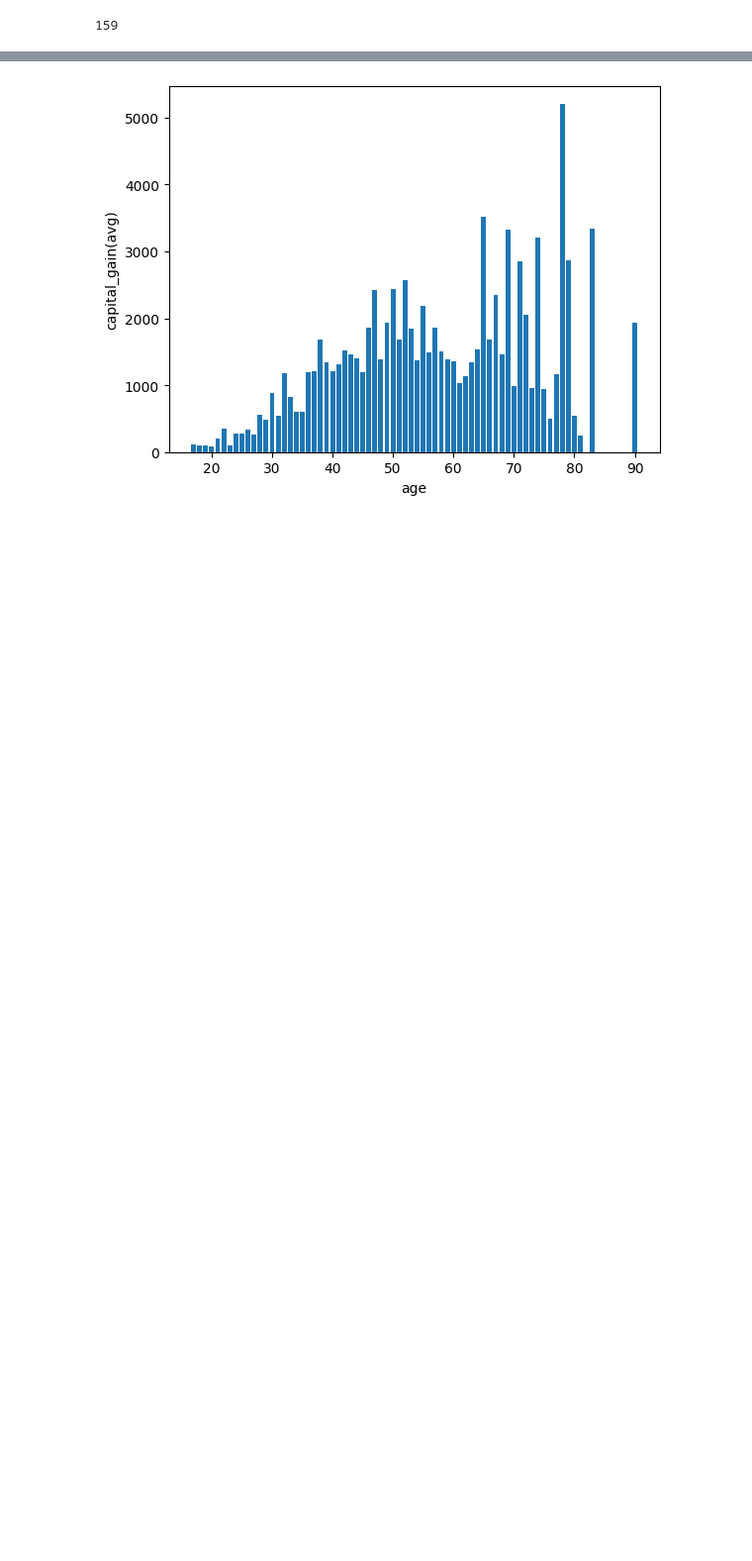
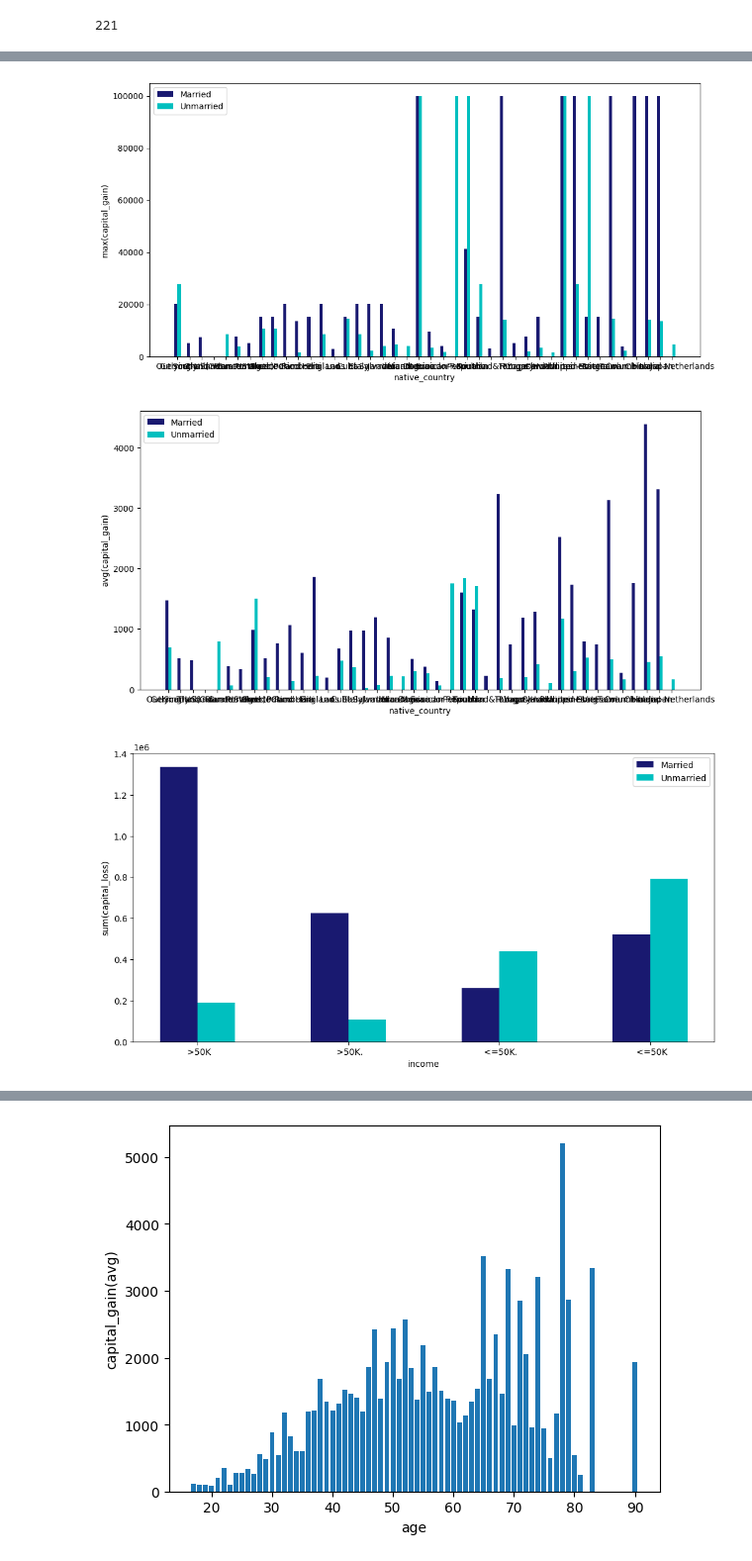
Before and after one commit to ankita132/645_Project, a Jupyter notebook: Untitled.ipynb, the cells around one changed output, grey strips where cells are left out. Shown at 99% size. Cells and saved outputs as stored; diff of their text form; code cells hidden in the pictures; blank space fills up the shorter version.

Commit message:
edit raw schema to include test, preprocess test, plot graph changes

```diff
--- a/Untitled.ipynb
+++ b/Untitled.ipynb
@@ -16,7 +19,7 @@ plt.rcParams["figure.figsize"] = (12, 6)
 conn = psycopg2.connect(database="project",
                         host="localhost",
                         user="postgres",
-                        password="carbon2018",
+                        password="1234",
                         port="5432")
 cursor = conn.cursor()
 # %%
@@ -27,6 +30,6 @@ attributes = ['workclass', 'education', 'education_num',
 
 measures = ['capital_gain', 'capital_loss', 'hours_per_week', 'age', 'education_num', 'fnlwgt']
 
-aggregations = ['sum', 'avg', 'count']
+aggregations = ['sum', 'avg', 'min', 'max']
 # %%
 def plotView(view):
@@ -54,9 +79,12 @@ for a in attributes:
             for agg in aggregations:
                 viewCombinations.add((a,m,agg))
 
+for a in attributes:
+    viewCombinations.add((a,'*','count'))
+
 print(len(viewCombinations))
 # %% [output]
-159
+221
 # %%
 # calculation of utility based on KL-divergence
 def calcUtility(p, q):
@@ -126,10 +154,10 @@ for v in viewCombinations:
 
 ordered = sorted(allUtilities,key=lambda x: x[1], reverse=True)
 print("Top 5 high utility views with utility score by brute force")
-print(ordered[0:5])
+print(ordered[0:10])
 print("Average of top 5 utilities : ", sum([pair[1] for pair in ordered[0:5]])/5)
-# for view in ordered[0:5]:
-#     plotView(view[0])
+for view in ordered[0:5]:
+    plotView(view[0])
 
 # [(('native_country', 'capital_gain', 'avg'), 1.212032205043624),
 #  (('income', 'capital_loss', 'sum'), 0.6087831360217255),
@@ -144,0 +171,3 @@ Wall time: 3.72 s
+[figure, added]
+[figure, added]
+[figure, added]
```
Also changed, not shown: parts of 7 cells of this notebook, 6 other files.
